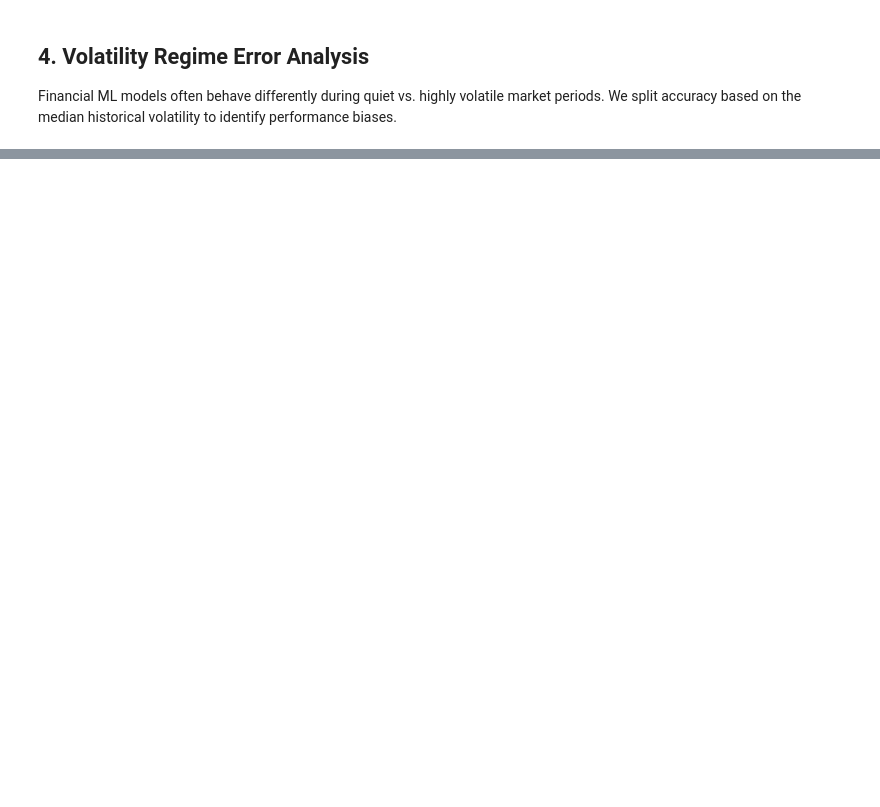
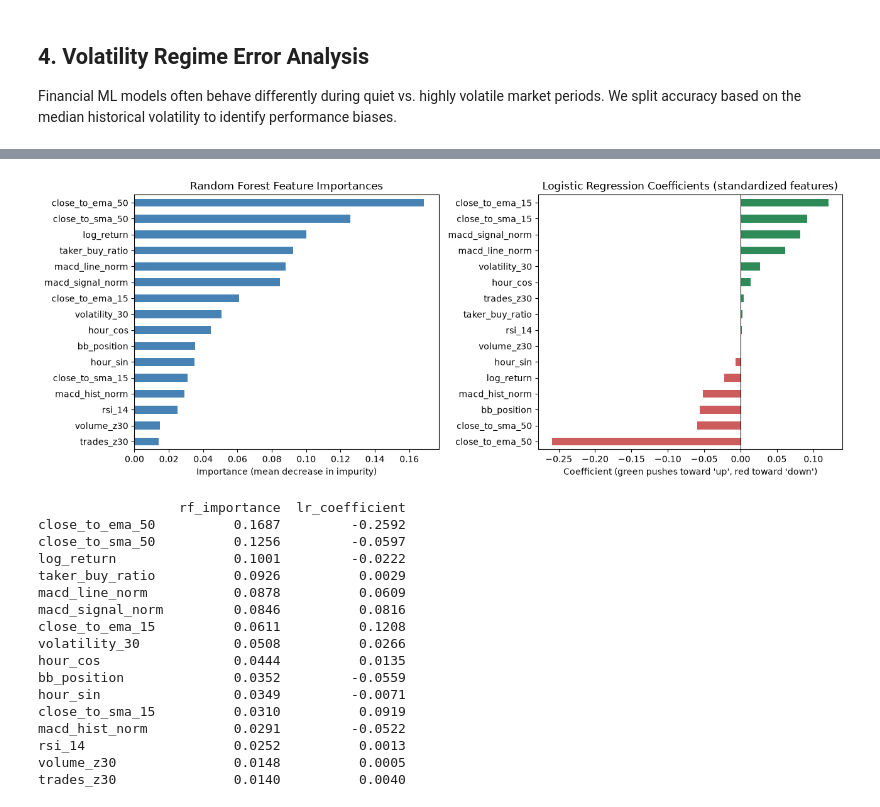
Before and after one commit to qu1r0ra/dat204m-final-project, a Jupyter notebook: notebooks/03_ml_evaluation_error_analysis.ipynb, the cells around one changed output, grey strips where cells are left out. Cells and saved outputs as stored; diff of their text form; code cells hidden in the pictures; blank space fills up the shorter version.

```diff
--- a/notebooks/03_ml_evaluation_error_analysis.ipynb
+++ b/notebooks/03_ml_evaluation_error_analysis.ipynb
@@ -148,0 +296,48 @@ Random Forest accuracy - High Volatility: 0.5210
+# %%
+# Random Forest: importance = how much each feature contributed to the trees' splits.
+# Logistic Regression: coefficient sign/size on standardized features = direction and
+# strength of each feature's push toward "up" (positive) or "down" (negative).
+rf_importances = pd.Series(rf.feature_importances_, index=feature_cols).sort_values()
+lr_coefficients = pd.Series(lr.coef_[0], index=feature_cols).sort_values()
+
+fig, axes = plt.subplots(1, 2, figsize=(13, 5))
+
+rf_importances.plot.barh(ax=axes[0], color="steelblue")
+axes[0].set_title("Random Forest Feature Importances")
+axes[0].set_xlabel("Importance (mean decrease in impurity)")
+
+bar_colors = ["indianred" if v < 0 else "seagreen" for v in lr_coefficients]
+lr_coefficients.plot.barh(ax=axes[1], color=bar_colors)
+axes[1].set_title("Logistic Regression Coefficients (standardized features)")
+axes[1].set_xlabel("Coefficient (green pushes toward 'up', red toward 'down')")
+axes[1].axvline(0, color="black", linewidth=0.8)
+
+plt.tight_layout()
+plt.show()
+
+importance_table = pd.DataFrame(
+    {
+        "rf_importance": pd.Series(rf.feature_importances_, index=feature_cols),
+        "lr_coefficient": pd.Series(lr.coef_[0], index=feature_cols),
+    }
+).sort_values("rf_importance", ascending=False)
+print(importance_table.round(4))
+# %% [output]
+[figure, added]
+                  rf_importance  lr_coefficient
+close_to_ema_50          0.1687         -0.2592
+close_to_sma_50          0.1256         -0.0597
+log_return               0.1001         -0.0222
+taker_buy_ratio          0.0926          0.0029
+macd_line_norm           0.0878          0.0609
+macd_signal_norm         0.0846          0.0816
+close_to_ema_15          0.0611          0.1208
+volatility_30            0.0508          0.0266
+hour_cos                 0.0444          0.0135
+bb_position              0.0352         -0.0559
+hour_sin                 0.0349         -0.0071
+close_to_sma_15          0.0310          0.0919
+macd_hist_norm           0.0291         -0.0522
+rsi_14                   0.0252          0.0013
+volume_z30               0.0148          0.0005
+trades_z30               0.0140          0.0040
```
Also changed, not shown: parts of 20 cells of this notebook, 3 other files.
